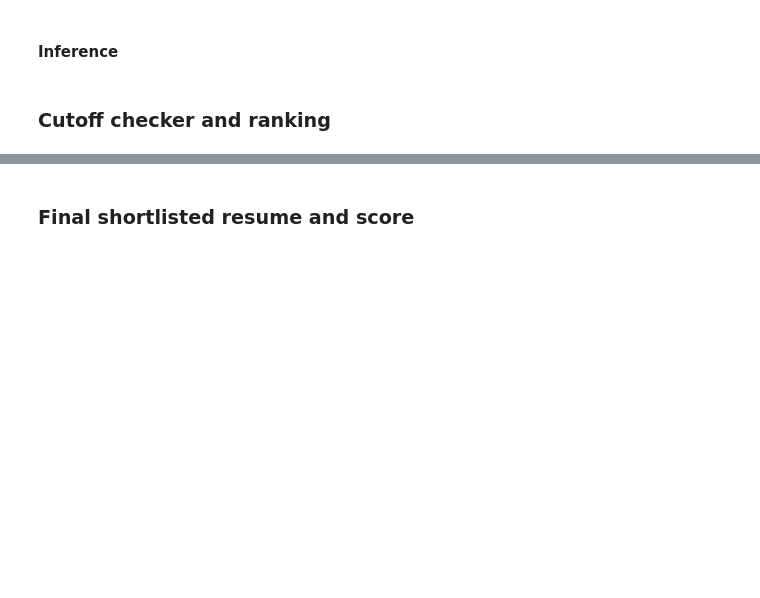
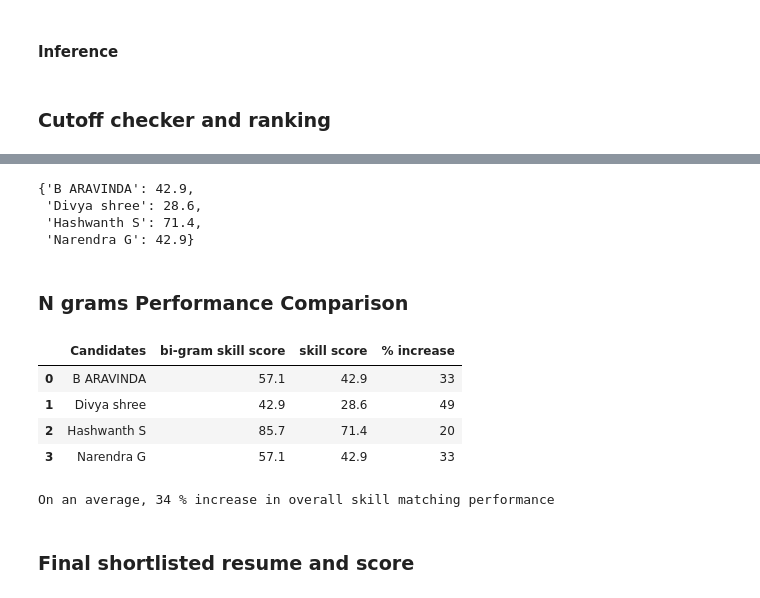
Before and after one commit to narendrago/Resume-Parser-Summariser-NLP, a Jupyter notebook: Resume_Parser.ipynb, the cells around one changed output, grey strips where cells are left out. Drawn from its saved outputs; the diff is of its cells as text; code cells hidden in the pictures; blank space fills up the shorter version.

```diff
--- a/Resume_Parser.ipynb
+++ b/Resume_Parser.ipynb
@@ -217,6 +312,8 @@ def cutoff_checker(extractedDetails, cutoff):
 # %%
 ranking = {}
+rankingUni = {}
 cutoff_checker(extractedDetails, cutoff)
+cutoff_checker_uni(extractedDetailsUni, cutoff)
 # %%
 ranking
 # %% [output]
@@ -227,3 +324,31 @@ ranking
+# %%
+rankingUni
+# %% [output]
+{'B ARAVINDA': 42.9,
+ 'Divya shree': 28.6,
+ 'Hashwanth S': 71.4,
+ 'Narendra G': 42.9}
+# %% [markdown]
+### N grams Performance Comparison
+# %%
+df = pd.DataFrame(list(ranking.items()))
+df.columns = ['Candidates', 'bi-gram skill score']
+df['skill score'] = list(rankingUni.values())
+df['% increase'] = ((df['bi-gram skill score'] - df['skill score']) /df['skill score'])*100
+df['% increase'] = df['% increase'].astype(int)
+df['% increase'] = df['% increase'].astype(str)
+df
+# %% [output]
+|  | Candidates | bi-gram skill score | skill score | % increase |
+| 0 | B ARAVINDA | 57.1 | 42.9 | 33 |
+| 1 | Divya shree | 42.9 | 28.6 | 49 |
+| 2 | Hashwanth S | 85.7 | 71.4 | 20 |
+| 3 | Narendra G | 57.1 | 42.9 | 33 |
+# %%
+Average_per_increase = statistics.mean(df['% increase'].astype(int))
+print("On an average, " + str(math.ceil(Average_per_increase)) + " % increase in overall skill matching performance")
+# %% [output]
+On an average, 34 % increase in overall skill matching performance
 # %% [markdown]
 ### Final shortlisted resume and score
 # %%
```
Also changed, not shown: parts of 23 cells of this notebook.
